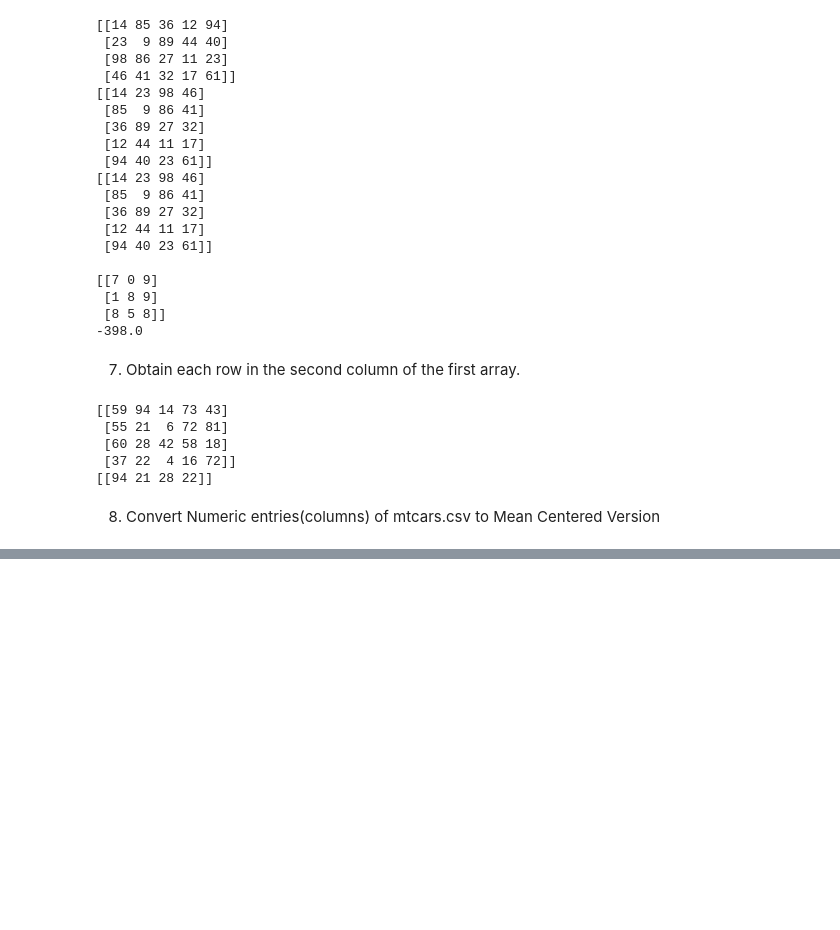
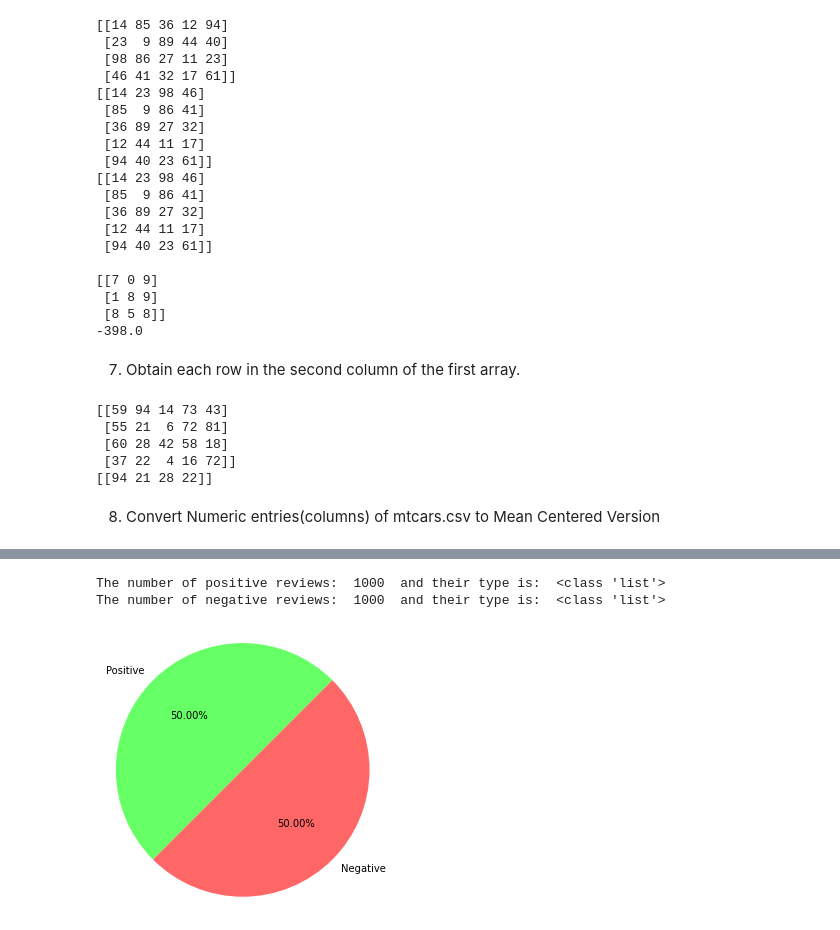
Before and after one commit to nishu-mns/ML-Labs, a Jupyter notebook: ML_lab_1.ipynb, the cells around one changed output, grey strips where cells are left out. Cells and saved outputs as stored; diff of their text form; code cells hidden in the pictures; blank space fills up the shorter version.

```diff
--- a/ML_lab_1.ipynb
+++ b/ML_lab_1.ipynb
@@ -193,0 +230,76 @@ print(row)
+# %%
+import nltk
+from nltk.corpus import movie_reviews
+from nltk.corpus import stopwords
+from nltk.corpus import wordnet as wn
+import matplotlib.pyplot as plt
+import random
+import re
+import string
+from nltk.stem import PorterStemmer
+from nltk.stem import WordNetLemmatizer
+from nltk.tokenize import word_tokenize
+
+nltk.download('movie_reviews')
+nltk.download("stopwords")
+nltk.download("punkt")
+nltk.download("wordnet")
+nltk.download("omw-1.4")
+
+pos_rev = movie_reviews.fileids("pos");
+neg_rev = movie_reviews.fileids("neg");
+print("The number of positive reviews: ", len(pos_rev), " and their type is: ", type(pos_rev));
+print("The number of negative reviews: ", len(neg_rev), " and their type is: ", type(neg_rev));
+print()
+
+# plot a figure for the samples
+fig = plt.figure(figsize=(5,5))
+labels = ["Positive", "Negative"]
+sizes = [len(pos_rev), len(neg_rev)]
+colors = ["#66ff66", "#ff6666"]
+plt.pie(sizes, labels=labels, colors=colors, startangle=45, shadow=False, autopct="%1.2f%%")
+plt.axis("equal")
+plt.show()
+print()
+
+# printing with different colors
+# positive in green
+# print("\033[92m", movie_reviews.raw(fileids=pos_rev[random.randint(0, 100)]))
+# negative in red
+# print("\033[91m", movie_reviews.words(neg_rev[random.randint(0, 100)]))
+
+positive_review = movie_reviews.raw(fileids=pos_rev[random.randint(0, 100)])
+positive_review_tokens = word_tokenize(positive_review)
+print("Tokenized positive review: ", positive_review_tokens)
+print()
+
+stopwords_english = stopwords.words("english")
+print("Stop words: ", stopwords_english)
+print()
+print(string.punctuation)
+print()
+
+# cleaning the review
+review_clean = []
+for word in positive_review_tokens:
+    if word not in stopwords_english and word not in string.punctuation:
+        review_clean.append(word)
+print("Cleaned review: ", review_clean)
+print()
+
+# now we'll perform stemming, i.e. converting the review to the root words
+stemmer = PorterStemmer()
+review_stem = []
+for word in review_clean:
+    review_stem.append(stemmer.stem(word))
+# but we see that there are too many miniscule imperfections
+print("Stemmed review: ", review_stem)
+print()
+
+# hence we use lematizer to mitigate the amount of imperfections
+lemmatizer = WordNetLemmatizer()
+review_lem = []
+for word in review_clean:
+    review_lem.append(lemmatizer.lemmatize(word))
+print("Lemmatized review: ", review_lem)
+# %% [output]
@@ -193,0 +314,3 @@ print(row)
+The number of positive reviews:  1000  and their type is:  <class 'list'>
+The number of negative reviews:  1000  and their type is:  <class 'list'>
+[figure, added]
```
Also changed, not shown: parts of 15 cells of this notebook.
